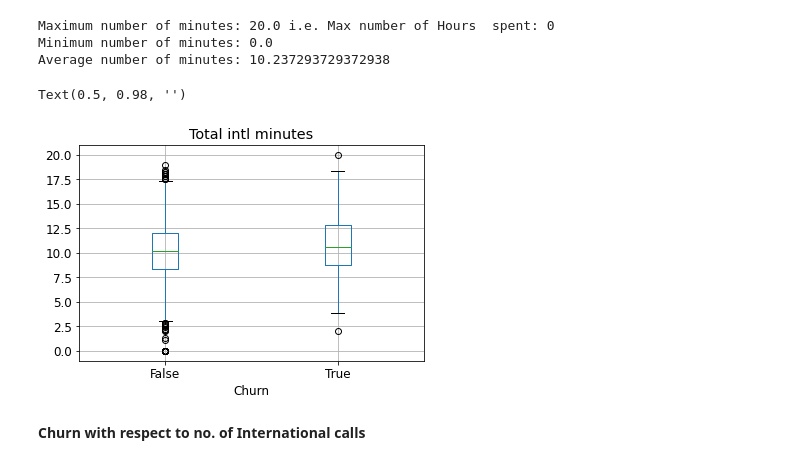
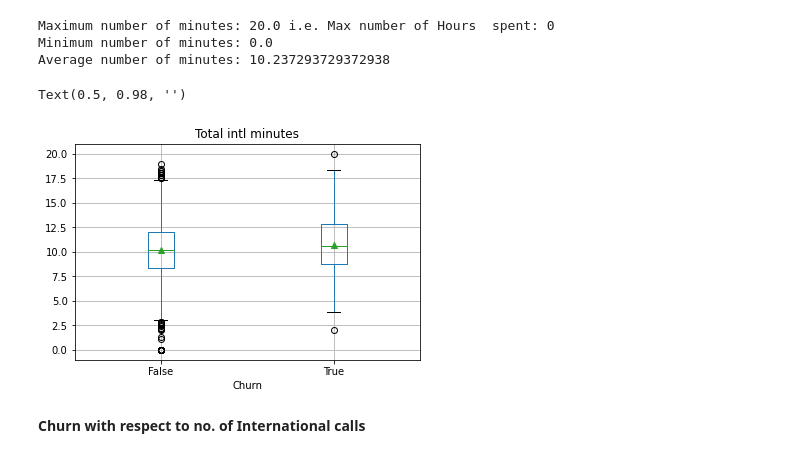
Before and after one commit to Ka275578/telecom_churn_analysis, a Jupyter notebook: telecom_churn_analysis.ipynb, the cells around one changed output. Drawn from its saved outputs; the diff is of its cells as text; code cells hidden in the pictures.

```diff
--- a/telecom_churn_analysis.ipynb
+++ b/telecom_churn_analysis.ipynb
@@ -471,11 +471,11 @@ Minimum number of minutes: 0.0
 Average number of minutes: 10.237293729372938
 # %%
 plt.show()
-df.boxplot(column='Total intl minutes',  by='Churn')
+df.boxplot(column='Total intl minutes',showmeans=True, by='Churn')
 plt.suptitle('')
 # %% [output]
 Text(0.5, 0.98, '')
-[figure, old version]
+[figure, new version]
 # %% [markdown]
 **Churn with respect to no. of International calls**
 # %%
```
Also changed, not shown: parts of 24 cells of this notebook.
